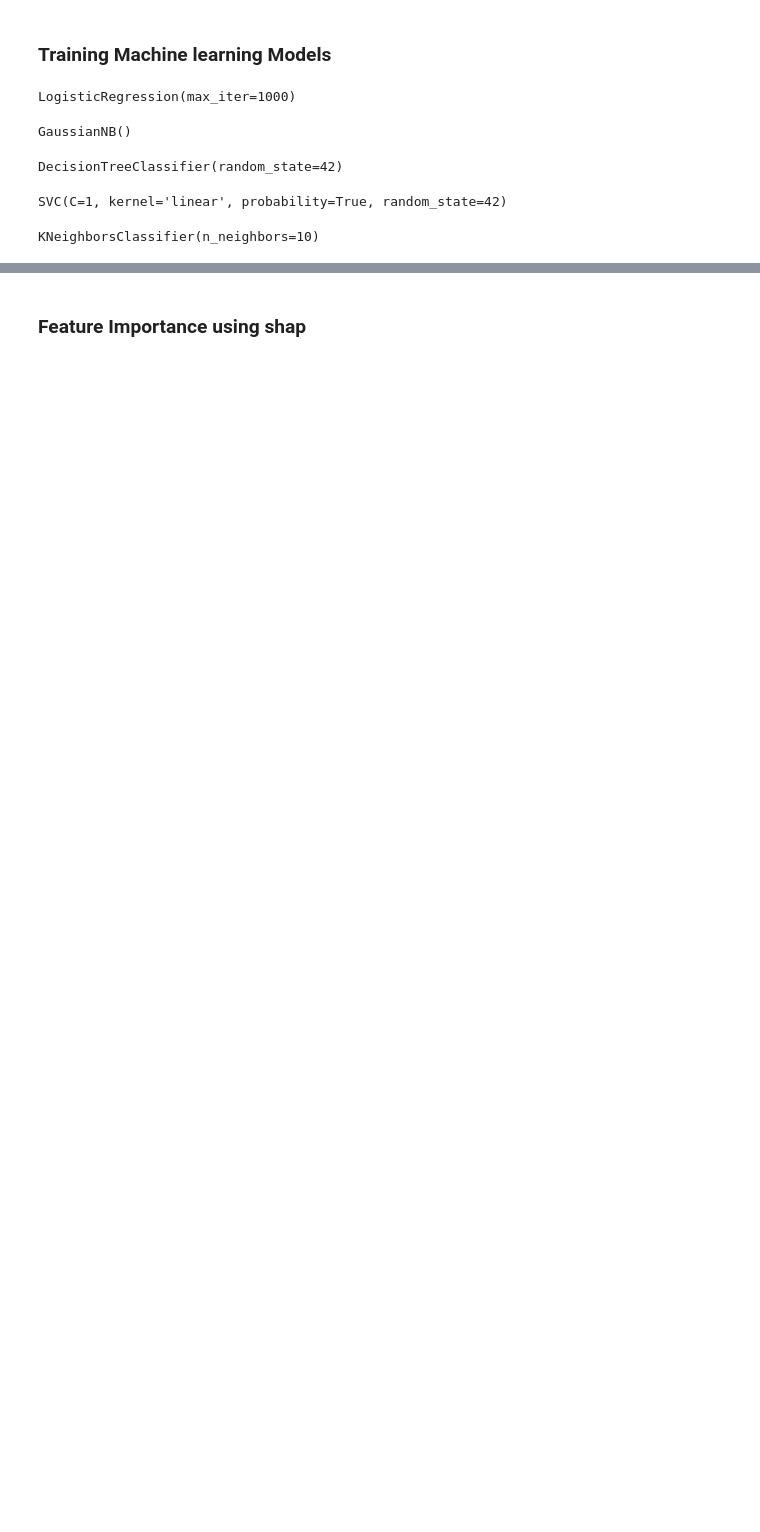
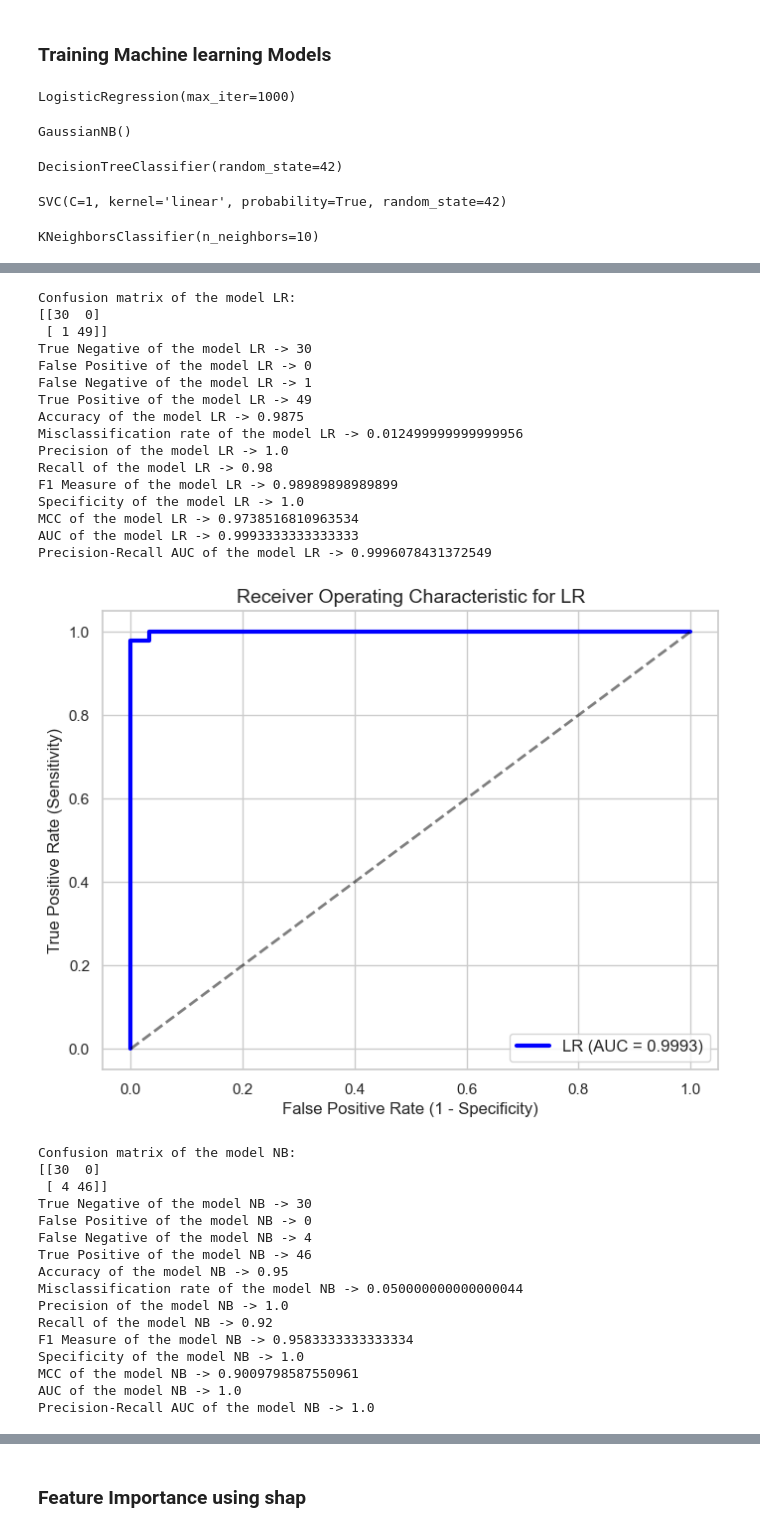
Before and after one commit to chandanthota75/Efficient-Clinical-Decision-Making-in-Nephrology--Predictive-Analytics-for-CKD-Management, a Jupyter notebook: Data Preprocessing Stage 2.ipynb, the cells around one changed output, grey strips where cells are left out. Saved outputs shown, nothing was run; the diff lists cells and outputs as text; code cells hidden in the pictures; blank space fills up the shorter version.

```diff
--- a/Data Preprocessing Stage 2.ipynb
+++ b/Data Preprocessing Stage 2.ipynb
@@ -595,0 +376,37 @@ Precision-Recall AUC of the model KNN -> 0.9857843137254902
+# %%
+# Calculating the evaluation metrics on the trained models [Code in evaluation.py file]
+roc_curves_data = evaluation.eval_function_with_roc_plot(ml_models, ml_names, lml_names, cml_names, test_data, test_labels)
+# %% [output]
+Confusion matrix of the model LR:
+[[30  0]
+ [ 1 49]]
+True Negative of the model LR -> 30
+False Positive of the model LR -> 0
+False Negative of the model LR -> 1
+True Positive of the model LR -> 49
+Accuracy of the model LR -> 0.9875
+Misclassification rate of the model LR -> 0.012499999999999956
+Precision of the model LR -> 1.0
+Recall of the model LR -> 0.98
+F1 Measure of the model LR -> 0.98989898989899
+Specificity of the model LR -> 1.0
+MCC of the model LR -> 0.9738516810963534
+AUC of the model LR -> 0.9993333333333333
+Precision-Recall AUC of the model LR -> 0.9996078431372549
+[figure, added]
+Confusion matrix of the model NB:
+[[30  0]
+ [ 4 46]]
+True Negative of the model NB -> 30
+False Positive of the model NB -> 0
+False Negative of the model NB -> 4
+True Positive of the model NB -> 46
+Accuracy of the model NB -> 0.95
+Misclassification rate of the model NB -> 0.050000000000000044
+Precision of the model NB -> 1.0
+Recall of the model NB -> 0.92
+F1 Measure of the model NB -> 0.9583333333333334
+Specificity of the model NB -> 1.0
+MCC of the model NB -> 0.9009798587550961
+AUC of the model NB -> 1.0
+Precision-Recall AUC of the model NB -> 1.0
```
Also changed, not shown: parts of 42 cells of this notebook.
